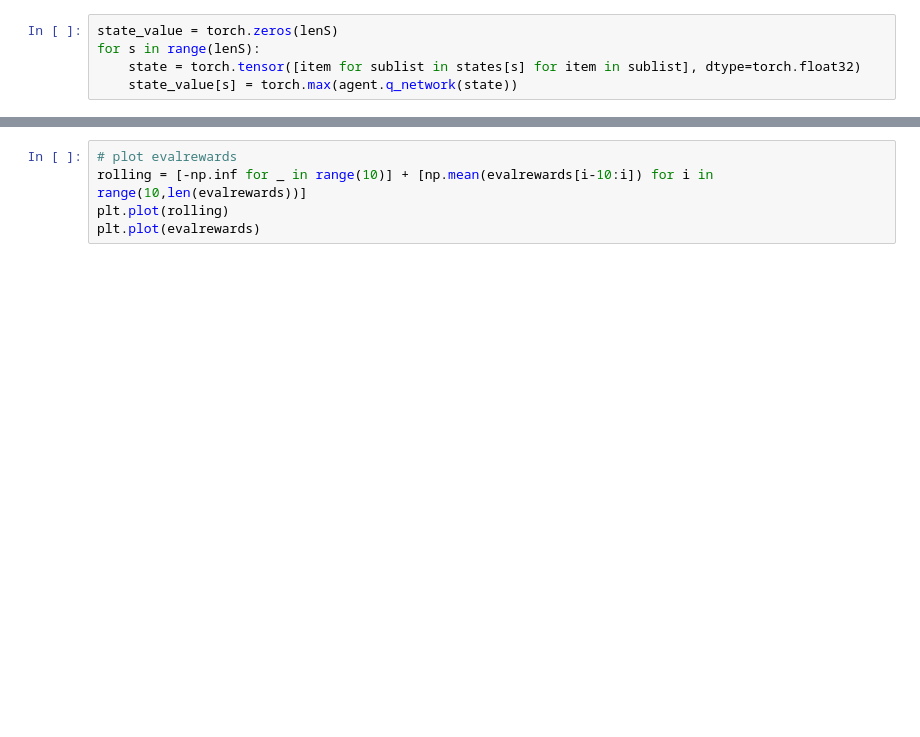
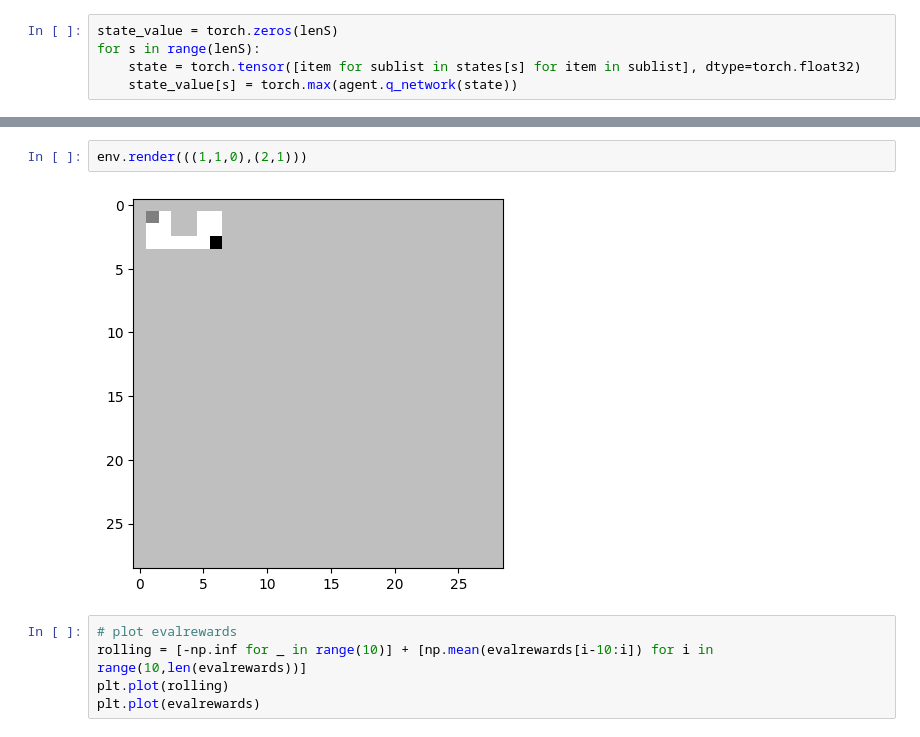
Before and after one commit to flaccagora/RoboSurgery, a Jupyter notebook: src/MPD_train.ipynb, the cells around one changed output, grey strips where cells are left out. Drawn from its saved outputs; the diff is of its cells as text; blank space fills up the shorter version.

```diff
--- a/src/MPD_train.ipynb
+++ b/src/MPD_train.ipynb
@@ -384,3 +390,7 @@ plt.show()
+# %%
+env.render(((1,1,0),(2,1)))
+# %% [output]
+[figure, added]
 # %%
 # plot evalrewards
 rolling = [-np.inf for _ in range(10)] + [np.mean(evalrewards[i-10:i]) for i in range(10,len(evalrewards))]
```
Also changed, not shown: parts of 11 cells of this notebook, 8 other files.
